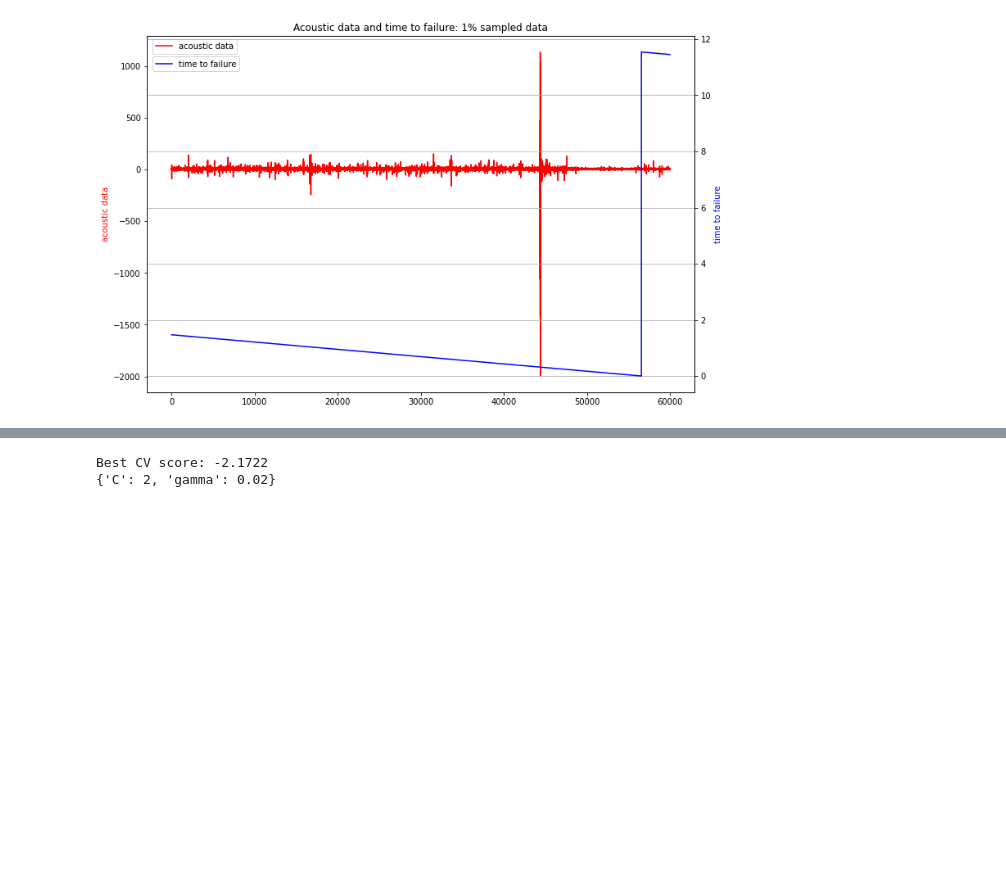
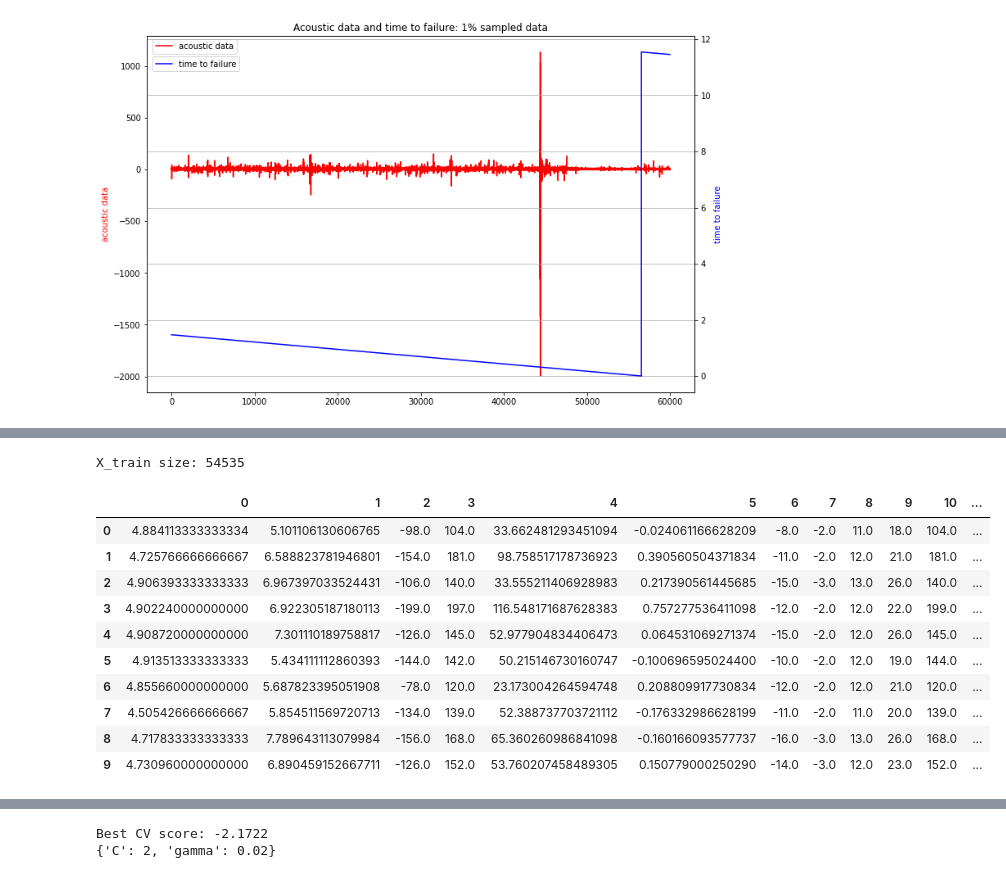
Before and after one commit to riccardorampon/LANL-Earthquake-Prediction, a Jupyter notebook: Earthquake_Acustic.ipynb, the cells around one changed output, grey strips where cells are left out. Cells and saved outputs as stored; diff of their text form; code cells hidden in the pictures; blank space fills up the shorter version.

```diff
--- a/Earthquake_Acustic.ipynb
+++ b/Earthquake_Acustic.ipynb
@@ -127,0 +113,3 @@ train.head(10)
+# %%
+# pandas doesn't show us all the decimals
+pd.options.display.precision = 15
@@ -190,0 +194,16 @@ X_train.describe()
+# %%
+print("X_train size: " + str(X_train.size))
+X_train.head(10)
+# %% [output]
+X_train size: 54535
+|  | 0 | 1 | 2 | 3 | 4 | 5 | 6 | 7 | 8 | 9 | 10 | ... |
+| 0 | 4.884113333333334 | 5.101106130606765 | -98.0 | 104.0 | 33.662481293451094 | -0.024061166628209 | -8.0 | -2.0 | 11.0 | 18.0 | 104.0 | ... |
+| 1 | 4.725766666666667 | 6.588823781946801 | -154.0 | 181.0 | 98.758517178736923 | 0.390560504371834 | -11.0 | -2.0 | 12.0 | 21.0 | 181.0 | ... |
+| 2 | 4.906393333333333 | 6.967397033524431 | -106.0 | 140.0 | 33.555211406928983 | 0.217390561445685 | -15.0 | -3.0 | 13.0 | 26.0 | 140.0 | ... |
+| 3 | 4.902240000000000 | 6.922305187180113 | -199.0 | 197.0 | 116.548171687628383 | 0.757277536411098 | -12.0 | -2.0 | 12.0 | 22.0 | 199.0 | ... |
+| 4 | 4.908720000000000 | 7.301110189758817 | -126.0 | 145.0 | 52.977904834406473 | 0.064531069271374 | -15.0 | -2.0 | 12.0 | 26.0 | 145.0 | ... |
+| 5 | 4.913513333333333 | 5.434111112860393 | -144.0 | 142.0 | 50.215146730160747 | -0.100696595024400 | -10.0 | -2.0 | 12.0 | 19.0 | 144.0 | ... |
+| 6 | 4.855660000000000 | 5.687823395051908 | -78.0 | 120.0 | 23.173004264594748 | 0.208809917730834 | -12.0 | -2.0 | 12.0 | 21.0 | 120.0 | ... |
+| 7 | 4.505426666666667 | 5.854511569720713 | -134.0 | 139.0 | 52.388737703721112 | -0.176332986628199 | -11.0 | -2.0 | 11.0 | 20.0 | 139.0 | ... |
+| 8 | 4.717833333333333 | 7.789643113079984 | -156.0 | 168.0 | 65.360260986841098 | -0.160166093577737 | -16.0 | -3.0 | 13.0 | 26.0 | 168.0 | ... |
+| 9 | 4.730960000000000 | 6.890459152667711 | -126.0 | 152.0 | 53.760207458489305 | 0.150779000250290 | -14.0 | -3.0 | 12.0 | 23.0 | 152.0 | ... |
```
Also changed, not shown: parts of 10 cells of this notebook.
